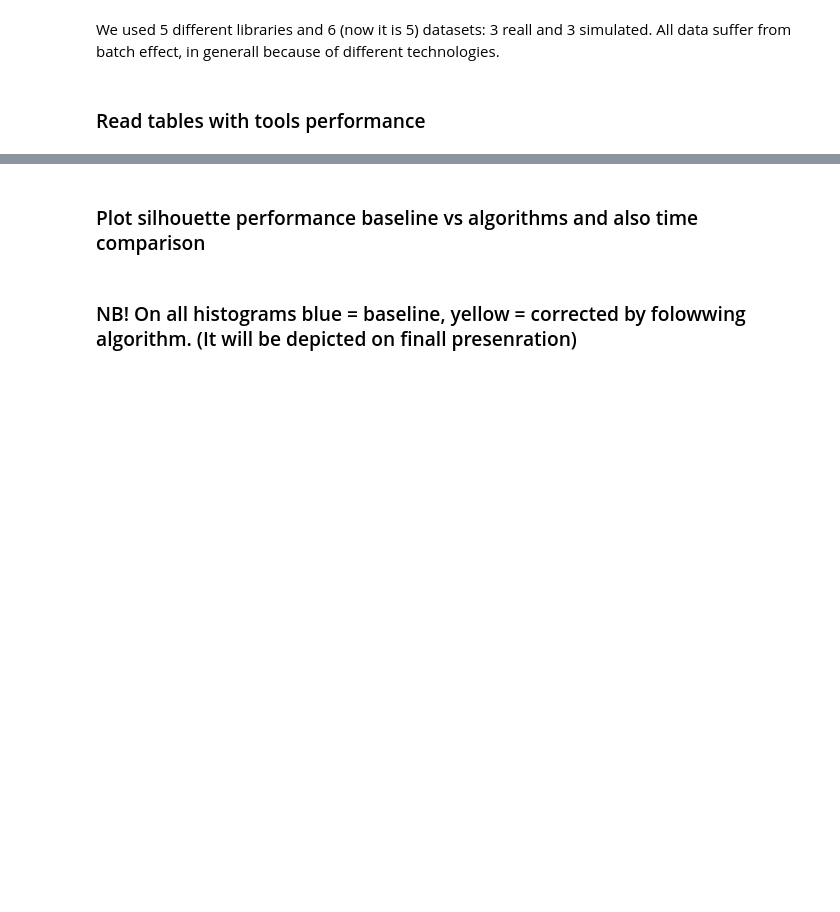
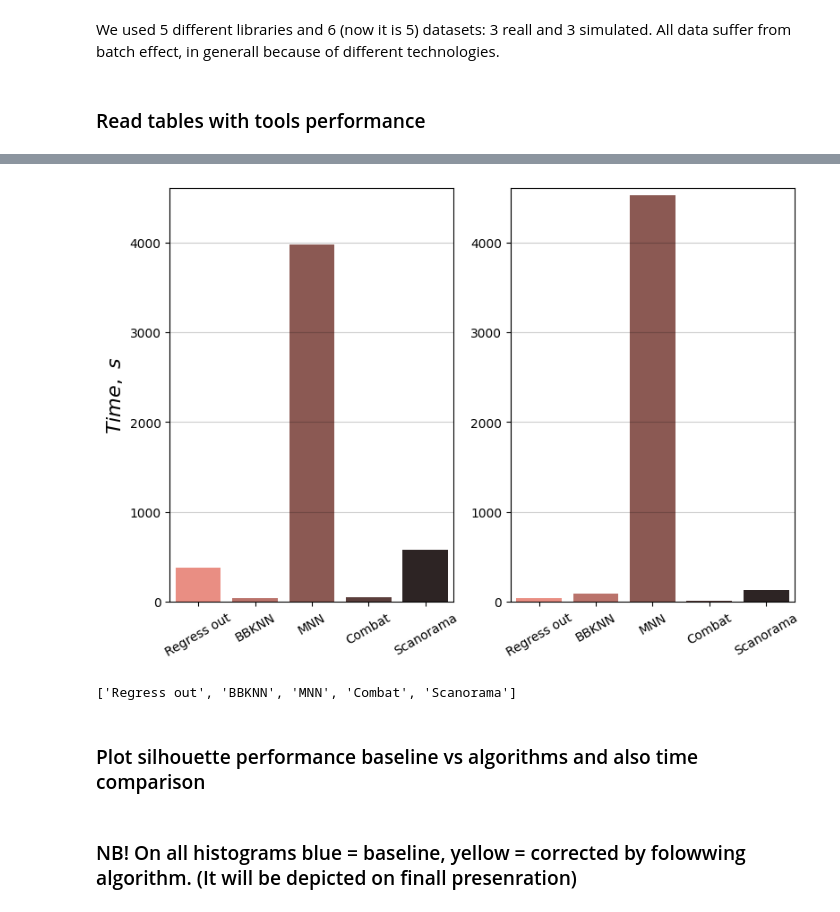
Before and after one commit to immunomind/bi2021spring, a Jupyter notebook: new_stage/notebooks/final_results.ipynb, the cells around one changed output, grey strips where cells are left out. Drawn from its saved outputs; the diff is of its cells as text; code cells hidden in the pictures; blank space fills up the shorter version.

```diff
--- a/new_stage/notebooks/final_results.ipynb
+++ b/new_stage/notebooks/final_results.ipynb
@@ -41,3 +78,27 @@ algs_title = ["BBKNN", "Regress out", "Combat", "Scanorama", "MNN"]
+# %%
+_, axes = plt.subplots(nrows=1, ncols=2)
+
+
+axes[0].grid(which="major", color="black", alpha=0.2)
+axes[1].grid(which="major", color="black", alpha=0.2)
+sns.barplot(y=time_table["reall_80000"], x=algs, ax=axes[0], palette="dark:salmon_r")
+sns.barplot(y=time_table["simulated_80000"], x=algs, ax=axes[1], palette="dark:salmon_r")
+axes[0].set_ylabel(r"$Time,\ s$")
+axes[1].set_ylabel(r"")
+plt.setp(axes, ylim=[0, 4600])
+axes[0].set_xticklabels(algs, rotation = 30)
+axes[1].set_xticklabels(algs, rotation = 30)
+
+plt.savefig("../visualization/big.png", dpi=150, format="png", transparent=True, bbox_inches="tight")
+
+plt.show()
+# %% [output]
+[figure, added]
+# %%
+time_table["reall_500"]
+algs
+# %% [output]
+['Regress out', 'BBKNN', 'MNN', 'Combat', 'Scanorama']
 # %%
 def plot_result(adata_silhs, algs_title, p_values, times, xlim=[None, None], by="celltype"):
     """
```
Also changed, not shown: parts of 8 cells of this notebook, 41 other files.
